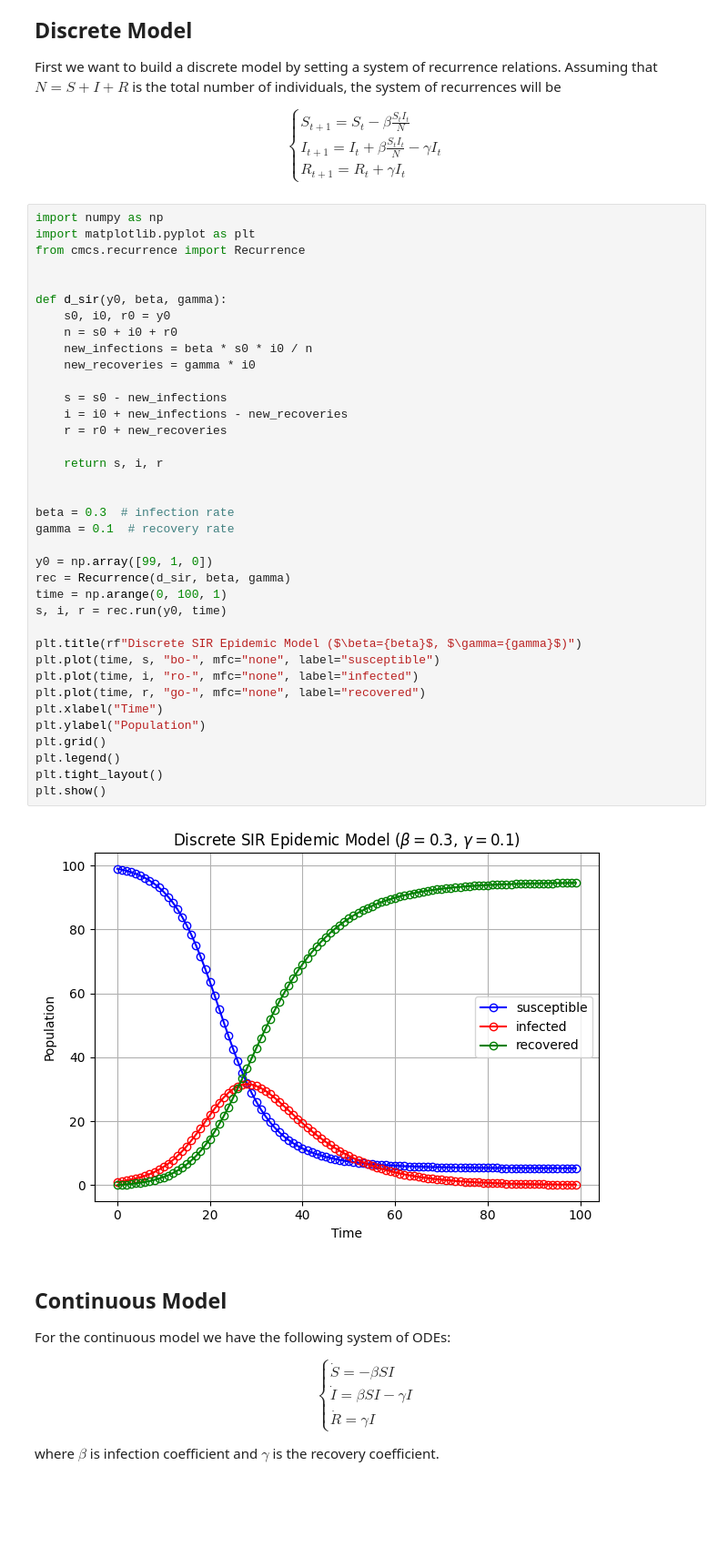
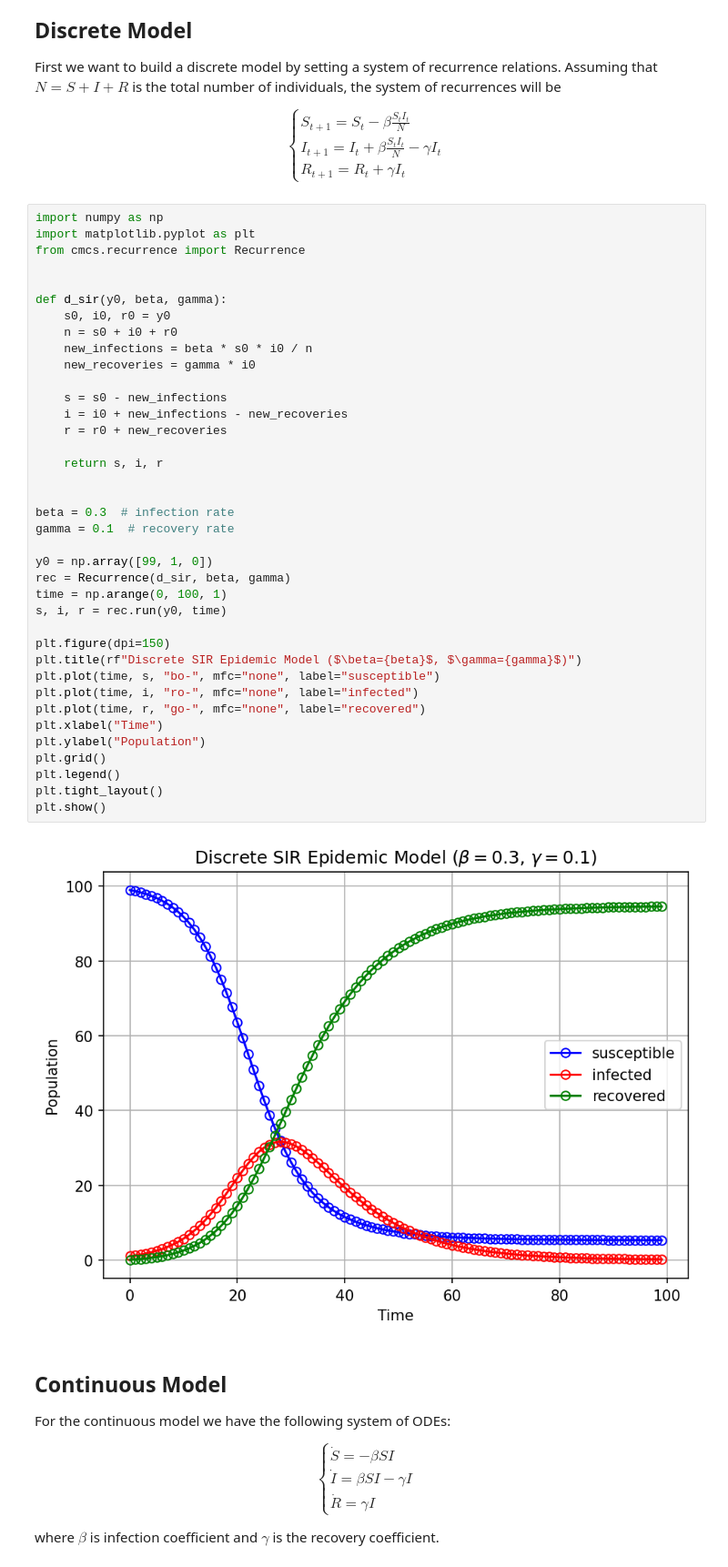
Before and after one commit to FedericoBustaffa/cmcs, a Jupyter notebook: notebooks/epidemic.ipynb, the cells around one changed output. Shown at 91% size. Drawn from its saved outputs; the diff is of its cells as text; blank space fills up the shorter version.

```diff
--- a/notebooks/epidemic.ipynb
+++ b/notebooks/epidemic.ipynb
@@ -38,34 +38,35 @@ def d_sir(y0, beta, gamma):
     n = s0 + i0 + r0
     new_infections = beta * s0 * i0 / n
     new_recoveries = gamma * i0
 
     s = s0 - new_infections
     i = i0 + new_infections - new_recoveries
     r = r0 + new_recoveries
 
     return s, i, r
 
 
 beta = 0.3  # infection rate
 gamma = 0.1  # recovery rate
 
 y0 = np.array([99, 1, 0])
 rec = Recurrence(d_sir, beta, gamma)
 time = np.arange(0, 100, 1)
 s, i, r = rec.run(y0, time)
 
+plt.figure(dpi=150)
 plt.title(rf"Discrete SIR Epidemic Model ($\beta={beta}$, $\gamma={gamma}$)")
 plt.plot(time, s, "bo-", mfc="none", label="susceptible")
 plt.plot(time, i, "ro-", mfc="none", label="infected")
 plt.plot(time, r, "go-", mfc="none", label="recovered")
 plt.xlabel("Time")
 plt.ylabel("Population")
 plt.grid()
 plt.legend()
 plt.tight_layout()
 plt.show()
 # %% [output]
-[figure, old version]
+[figure, new version]
 # %% [markdown]
 ## Continuous Model
 
```
Also changed, not shown: parts of 3 cells of this notebook, 1 other file.
